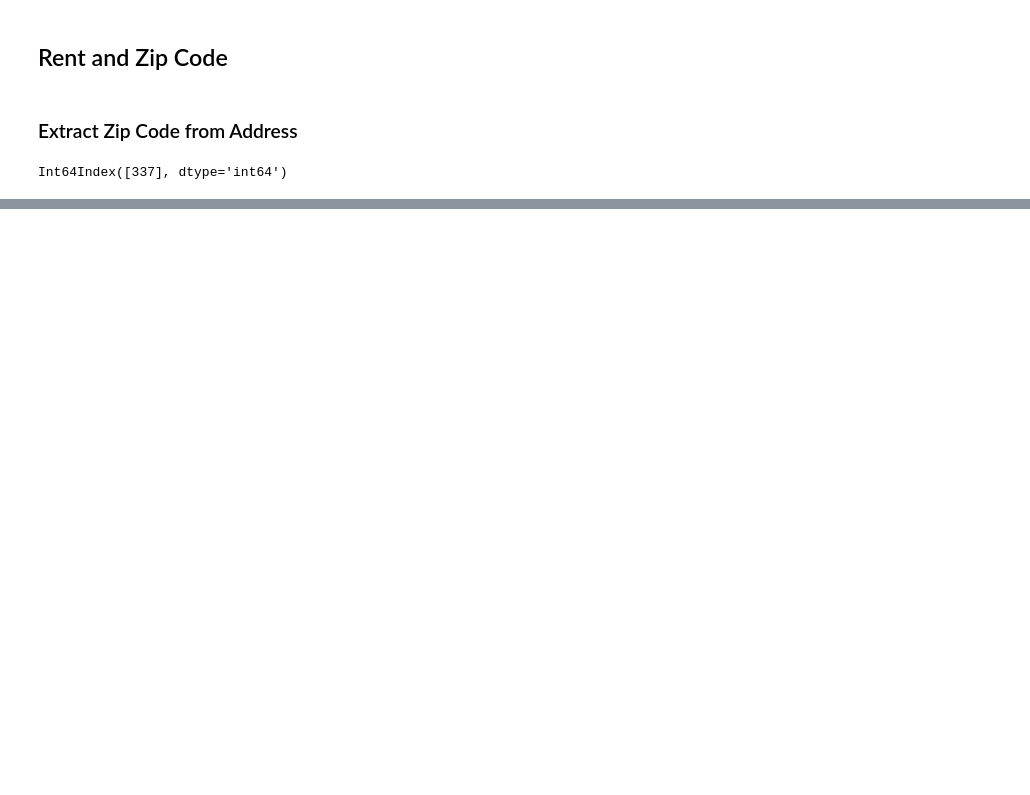
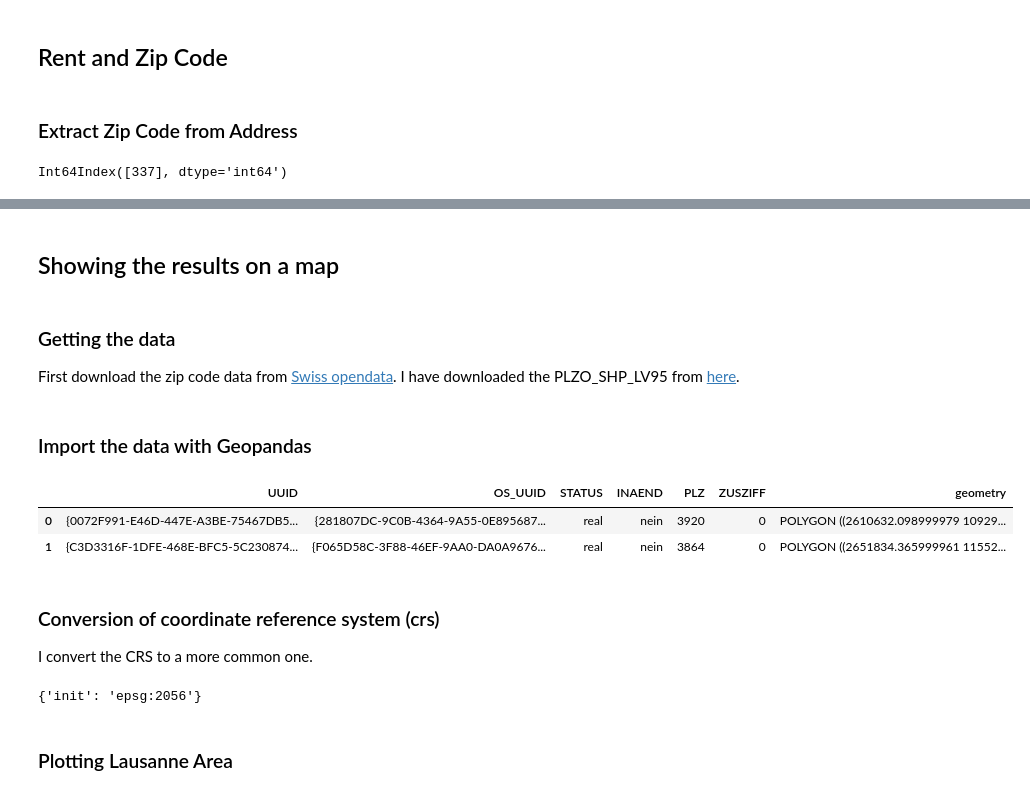
Before and after one commit to hamedrazavi/rental_analysis_switzerland_immoscout24, a Jupyter notebook: src/rental_analysis_lausanne.ipynb, the cells around one changed output, grey strips where cells are left out. Cells and saved outputs as stored; diff of their text form; code cells hidden in the pictures; blank space fills up the shorter version.

```diff
--- a/src/rental_analysis_lausanne.ipynb
+++ b/src/rental_analysis_lausanne.ipynb
@@ -234,0 +237,7 @@ plt.tight_layout()
+# %% [markdown]
+## Showing the results on a map
+# %% [markdown]
+### Getting the data
+First download the zip code data from [Swiss opendata](https://opendata.swiss/en/dataset/amtliches-ortschaftenverzeichnis-mit-postleitzahl-und-perimeter). I have downloaded the PLZO_SHP_LV95 from [here](http://data.geo.admin.ch/ch.swisstopo-vd.ortschaftenverzeichnis_plz/PLZO_SHP_LV95.zip).
+# %% [markdown]
+### Import the data with Geopandas
@@ -234,0 +248,13 @@ plt.tight_layout()
+# %%
+gdf.head(2)
+# %% [output]
+|  | UUID | OS_UUID | STATUS | INAEND | PLZ | ZUSZIFF | geometry |
+| 0 | {0072F991-E46D-447E-A3BE-75467DB5... | {281807DC-9C0B-4364-9A55-0E895687... | real | nein | 3920 | 0 | POLYGON ((2610632.098999979 10929... |
+| 1 | {C3D3316F-1DFE-468E-BFC5-5C230874... | {F065D58C-3F88-46EF-9AA0-DA0A9676... | real | nein | 3864 | 0 | POLYGON ((2651834.365999961 11552... |
+# %% [markdown]
+### Conversion of coordinate reference system (crs)
+I convert the CRS to a more common one.
+# %%
+gdf.crs
+# %% [output]
+{'init': 'epsg:2056'}
@@ -234,0 +263,2 @@ plt.tight_layout()
+# %% [markdown]
+### Plotting Lausanne Area
```
Also changed, not shown: parts of 39 cells of this notebook, 18 other files.
